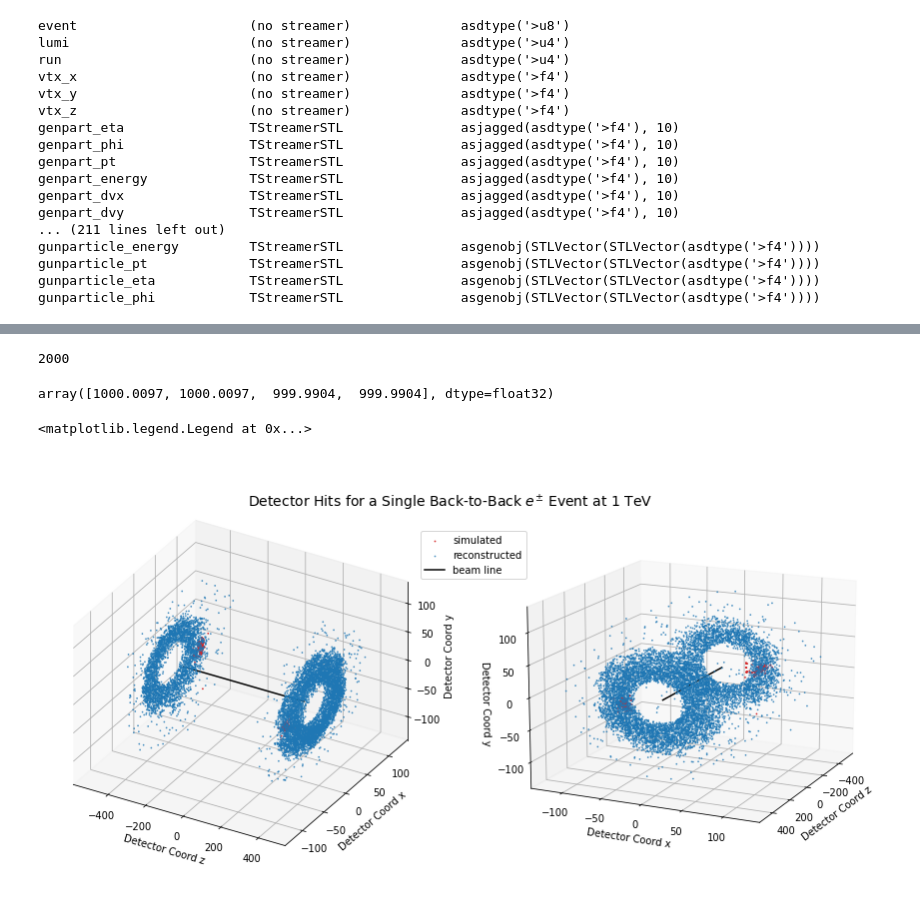
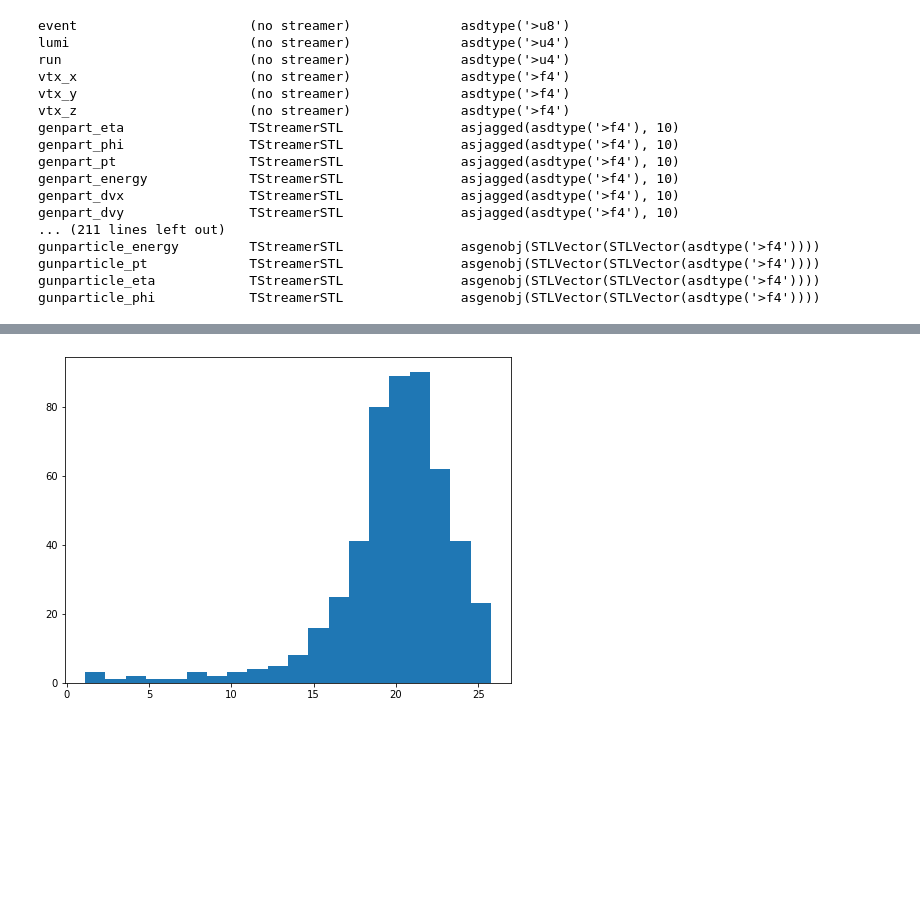
Before and after one commit to fred144/hgcal-truth-notebooks, a Jupyter notebook: final_project.ipynb, the cells around one changed output, grey strips where cells are left out. Saved outputs shown, nothing was run; the diff lists cells and outputs as text; code cells hidden in the pictures; blank space fills up the shorter version.

```diff
--- a/final_project.ipynb
+++ b/final_project.ipynb
@@ -267,12 +152,0 @@ KeyboardInterrupt:
-# %%
-reconstructed_energies = list(tree['simhit_energy'].array())
-# #print(reconstructed_energies)
-# #len(reconstructed_energies)
-# len(generated_energies)
-# for element in reconstructed_energies:
-#     print(element.size)
-
-# print(len(reconstructed_energies))
-print(len(generated_energies))
-# %% [output]
-2000
@@ -288,4 +152,0 @@ for element in reconstructed_energies:
-# %%
-generated_energies[0:4]
-# %% [output]
-array([1000.0097, 1000.0097,  999.9904,  999.9904], dtype=float32)
@@ -294,37 +152,0 @@ array([1000.0097, 1000.0097,  999.9904,  999.9904], dtype=float32)
-# %%
-# Note, it is easier to visualize (x, y, z) --> (z, x, y)
-evt_num = 100
-fig = plt.figure(figsize=(15,12))
-fig.suptitle(r"Detector Hits for a Single Back-to-Back $e^{\pm}$ Event at 1 TeV", y = .73, size = 14)
-
-for panel in range (121,123):
-    ax = fig.add_subplot(panel, projection='3d')
-    ax.scatter(tree['simhit_z'].array()[evt_num],
-               tree['simhit_x'].array()[evt_num],
-               tree['simhit_y'].array()[evt_num],
-               label = "simulated",
-               color = "tab:red",
-               alpha = 1,
-               s = .50)
-    mask = np.in1d(tree['rechit_z'].array()[evt_num], tree['simhit_z'].array()[evt_num], invert = True)
-    ax.scatter(tree['rechit_z'].array()[evt_num][mask],
-               tree['rechit_x'].array()[evt_num][mask],
-               tree['rechit_y'].array()[evt_num][mask],
-               label = "reconstructed",
-               color = "tab:blue",
-               alpha = .75,
-               s = .55)
-    ax.plot([-320., 320.], [0,0], [0,0], color='k', label = "beam line")
-    ax.set_xlabel('Detector Coord z')
-    ax.set_ylabel('Detector Coord x')
-    ax.set_zlabel('Detector Coord y')
-    if panel == 121:
-        ax.set_proj_type('ortho')
-    else:
-        ax.view_init(15, 25)
-
-handles, labels = ax.get_legend_handles_labels()
-fig.legend(handles, labels, loc=(.45, .71))
-# %% [output]
-<matplotlib.legend.Legend at 0x...>
-[figure, removed]
@@ -330,0 +182,8 @@ fig.legend(handles, labels, loc=(.45, .71))
+# %%
+energies = np.genfromtxt('./recohit_e_20_gev_500evts.txt')
+
+fig = plt.figure(figsize=(8,6))
+plt.hist(energies, bins=20, label="")
+plt.show()
+# %% [output]
+[figure, added]
```
Also changed, not shown: parts of 16 cells of this notebook, 1 other file.
